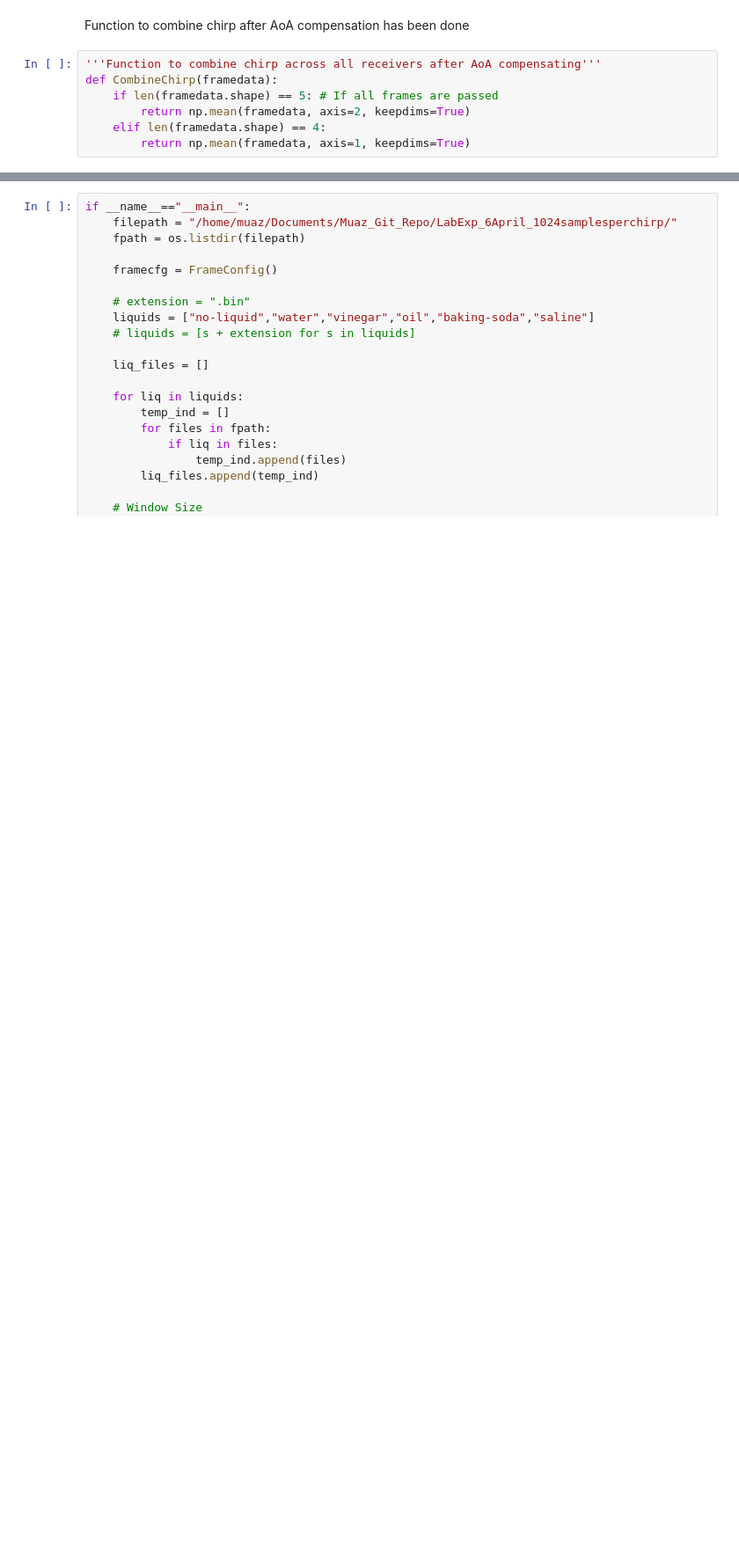
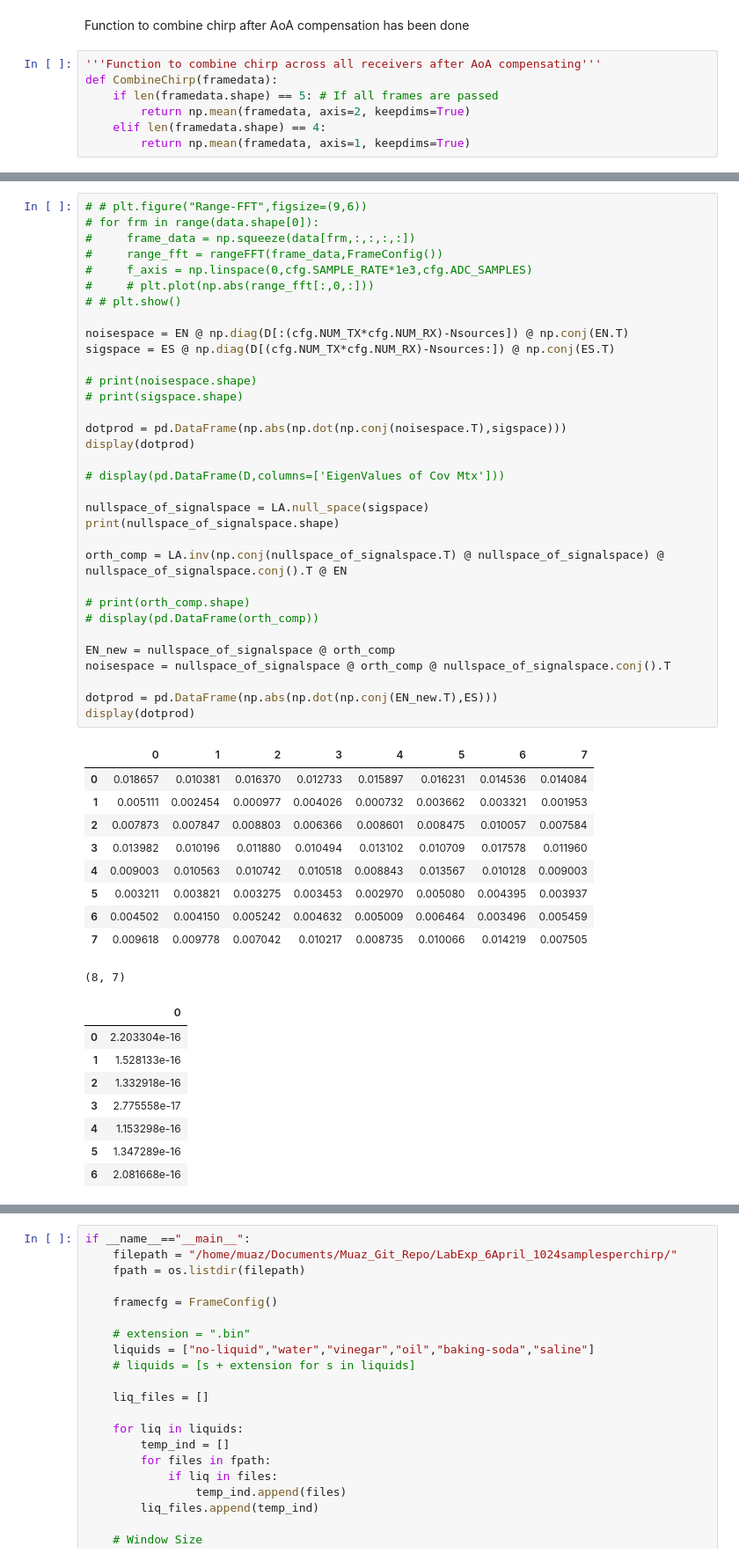
Before and after one commit to Muaz231/FluID-Python, a Jupyter notebook: FluidID_clean.ipynb, the cells around one changed output, grey strips where cells are left out. Shown: that part at 88% size. Saved outputs shown, nothing was run; the diff lists cells and outputs as text; blank space fills up the shorter version.

```diff
--- a/FluidID_clean.ipynb
+++ b/FluidID_clean.ipynb
@@ -444 +473,53 @@ Shape of Liquid data array (120, 1, 4, 128, 1024)
+# %%
+# # plt.figure("Range-FFT",figsize=(9,6))
+# for frm in range(data.shape[0]):
+#     frame_data = np.squeeze(data[frm,:,:,:,:])
+#     range_fft = rangeFFT(frame_data,FrameConfig())
+#     f_axis = np.linspace(0,cfg.SAMPLE_RATE*1e3,cfg.ADC_SAMPLES)
+#     # plt.plot(np.abs(range_fft[:,0,:]))
+# # plt.show()
+
+noisespace = EN @ np.diag(D[:(cfg.NUM_TX*cfg.NUM_RX)-Nsources]) @ np.conj(EN.T)
+sigspace = ES @ np.diag(D[(cfg.NUM_TX*cfg.NUM_RX)-Nsources:]) @ np.conj(ES.T)
+
+# print(noisespace.shape)
+# print(sigspace.shape)
+
+dotprod = pd.DataFrame(np.abs(np.dot(np.conj(noisespace.T),sigspace)))
+display(dotprod)
+
+# display(pd.DataFrame(D,columns=['EigenValues of Cov Mtx']))
+
+nullspace_of_signalspace = LA.null_space(sigspace)
+print(nullspace_of_signalspace.shape)
+
+orth_comp = LA.inv(np.conj(nullspace_of_signalspace.T) @ nullspace_of_signalspace) @ nullspace_of_signalspace.conj().T @ EN
+
+# print(orth_comp.shape)
+# display(pd.DataFrame(orth_comp))
+
+EN_new = nullspace_of_signalspace @ orth_comp
+noisespace = nullspace_of_signalspace @ orth_comp @ nullspace_of_signalspace.conj().T
+
+dotprod = pd.DataFrame(np.abs(np.dot(np.conj(EN_new.T),ES)))
+display(dotprod)
+# %% [output]
+|  | 0 | 1 | 2 | 3 | 4 | 5 | 6 | 7 |
+| 0 | 0.018657 | 0.010381 | 0.016370 | 0.012733 | 0.015897 | 0.016231 | 0.014536 | 0.014084 |
+| 1 | 0.005111 | 0.002454 | 0.000977 | 0.004026 | 0.000732 | 0.003662 | 0.003321 | 0.001953 |
+| 2 | 0.007873 | 0.007847 | 0.008803 | 0.006366 | 0.008601 | 0.008475 | 0.010057 | 0.007584 |
+| 3 | 0.013982 | 0.010196 | 0.011880 | 0.010494 | 0.013102 | 0.010709 | 0.017578 | 0.011960 |
+| 4 | 0.009003 | 0.010563 | 0.010742 | 0.010518 | 0.008843 | 0.013567 | 0.010128 | 0.009003 |
+| 5 | 0.003211 | 0.003821 | 0.003275 | 0.003453 | 0.002970 | 0.005080 | 0.004395 | 0.003937 |
+| 6 | 0.004502 | 0.004150 | 0.005242 | 0.004632 | 0.005009 | 0.006464 | 0.003496 | 0.005459 |
+| 7 | 0.009618 | 0.009778 | 0.007042 | 0.010217 | 0.008735 | 0.010066 | 0.014219 | 0.007505 |
+(8, 7)
+|  | 0 |
+| 0 | 2.203304e-16 |
+| 1 | 1.528133e-16 |
+| 2 | 1.332918e-16 |
+| 3 | 2.775558e-17 |
+| 4 | 1.153298e-16 |
+| 5 | 1.347289e-16 |
+| 6 | 2.081668e-16 |
 # %%
```
Also changed, not shown: parts of 12 cells of this notebook, 1 other file.
